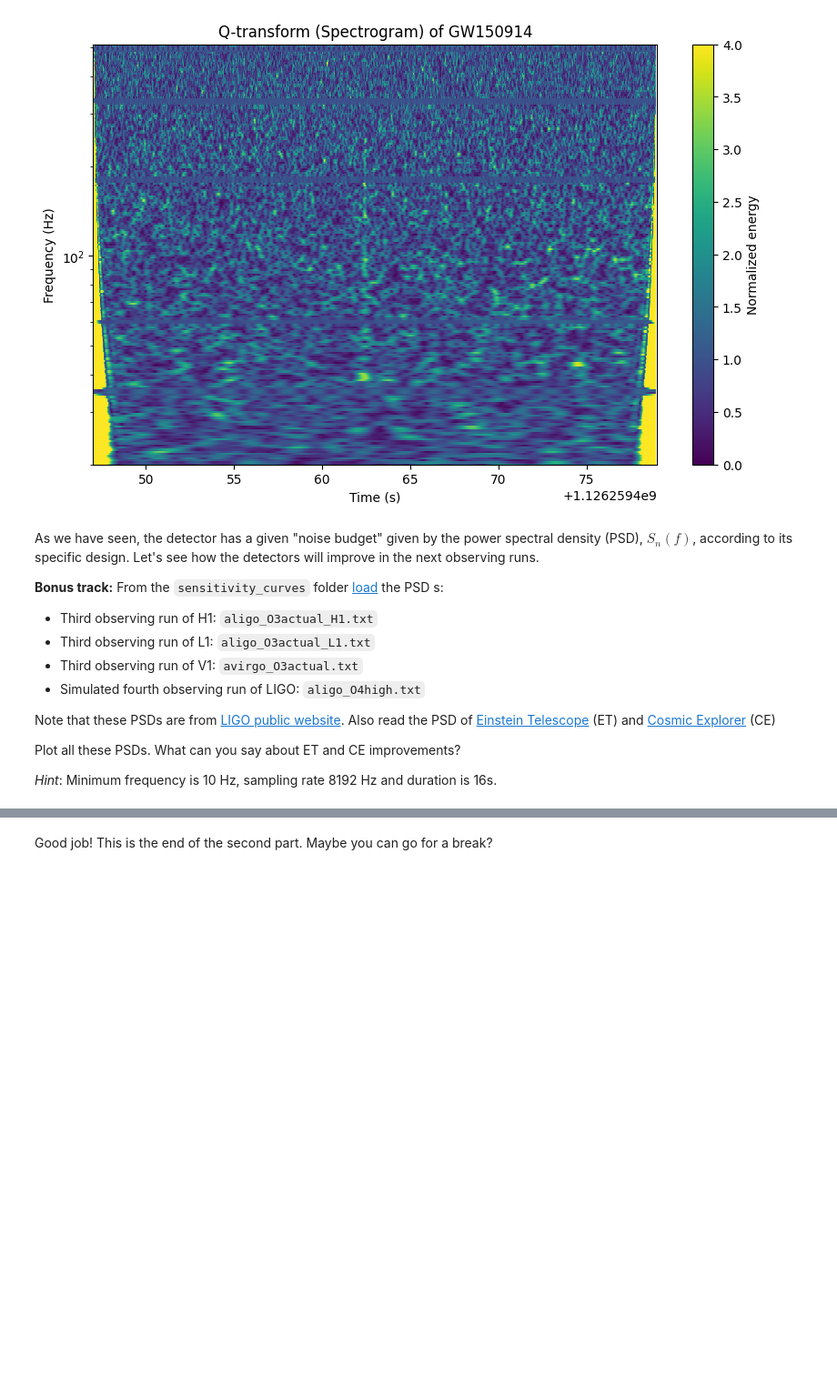
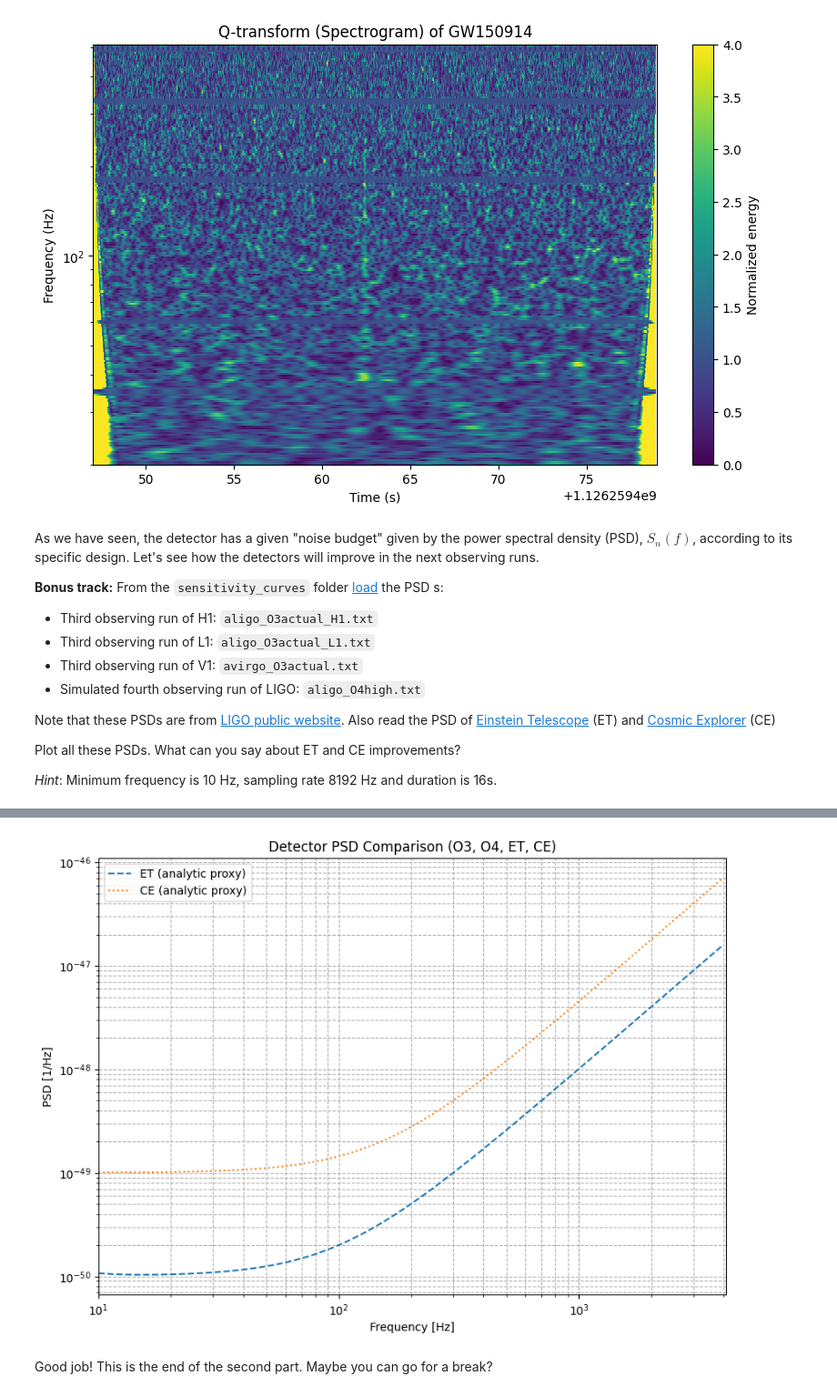
Before and after one commit to ezenio01YT/PRA3024-notebook, a Jupyter notebook: GW_tutorial_2_detector_noise_PSD.ipynb, the cells around one changed output, grey strips where cells are left out. Shown at 91% size. Drawn from its saved outputs; the diff is of its cells as text; code cells hidden in the pictures; blank space fills up the shorter version.

```diff
--- a/GW_tutorial_2_detector_noise_PSD.ipynb
+++ b/GW_tutorial_2_detector_noise_PSD.ipynb
@@ -282,0 +234,73 @@ Error loading sensitivity_curves/CE.txt: sensitivity_curves/CE.txt not found.
+# %%
+import urllib.request
+import os
+import numpy as np
+import matplotlib.pyplot as plt
+
+# URLs for the PSD files (official LIGO DCC or LIGO Lab public links)
+urls = {
+    "H1 O3": "https://dcc.ligo.org/public/0166/O3/PSD/aligo_O3actual_H1.txt",
+    "L1 O3": "https://dcc.ligo.org/public/0166/O3/PSD/aligo_O3actual_L1.txt",
+    "V1 O3": "https://dcc.ligo.org/public/0166/O3/PSD/avirgo_O3actual.txt",
+    "L1 O4": "https://dcc.ligo.org/public/0303/O4/PSD/aligo_O4high.txt"
+}
+
+# Directory where we’ll save them
+os.makedirs("/tmp/psds", exist_ok=True)
+
+def download_psd(label, url):
+    path = f"/tmp/psds/{label.replace(' ', '_')}.txt"
+    try:
+        urllib.request.urlretrieve(url, path)
+        print(f"Downloaded {label}")
+    except Exception as e:
+        print(f"Could not download {label}: {e}")
+    return path
+
+# Download PSDs
+file_paths = {}
+for label, url in urls.items():
+    file_paths[label] = download_psd(label, url)
+
+# Function to load PSD data
+def load_psd(path, fmin=10, fmax=4096):
+    try:
+        data = np.loadtxt(path, comments='#')
+        if data.ndim == 1:
+            data = data.reshape(-1, 2)
+        freqs, psd = data[:,0], data[:,1]
+        mask = (freqs >= fmin) & (freqs <= fmax)
+        return freqs[mask], psd[mask]
+    except Exception as e:
+        print(f"Error loading {path}: {e}")
+        return np.array([]), np.array([])
+
+plt.figure(figsize=(10,7))
+
+# Plot O3 & O4
+for label, path in file_paths.items():
+    f, psd = load_psd(path)
+    if len(f) > 0:
+        plt.loglog(f, psd, label=label)
+
+# Analytical ET & CE using approximate formulas (simple proxies)
+# These are not measured PSDs, but typical analytic sensitivity curves
+f = np.logspace(1, 3.6, 1000)
+
+# ET-B (approx)
+S_ET = 1e-50 * (1 + (f/5)**-4) * (1 + (f/100)**2)
+plt.loglog(f, S_ET, "--", label="ET (analytic proxy)")
+
+# CE (approx)
+S_CE = 1e-49 * (1 + (f/3)**-4) * (1 + (f/150)**2)
+plt.loglog(f, S_CE, ":", label="CE (analytic proxy)")
+
+# Final plot settings
+plt.xlabel("Frequency [Hz]")
+plt.ylabel("PSD [1/Hz]")
+plt.title("Detector PSD Comparison (O3, O4, ET, CE)")
+plt.legend()
+plt.grid(which='both', ls='--')
+plt.xlim(10, 4096)
+plt.show()
+# %% [output]
@@ -283,2 +315,3 @@ Error loading sensitivity_curves/CE.txt: sensitivity_curves/CE.txt not found.
+[figure, added]
 # %% [markdown]
 Good job! This is the end of the second part. Maybe you can go for a break?
```
Also changed, not shown: parts of 2 cells of this notebook.
